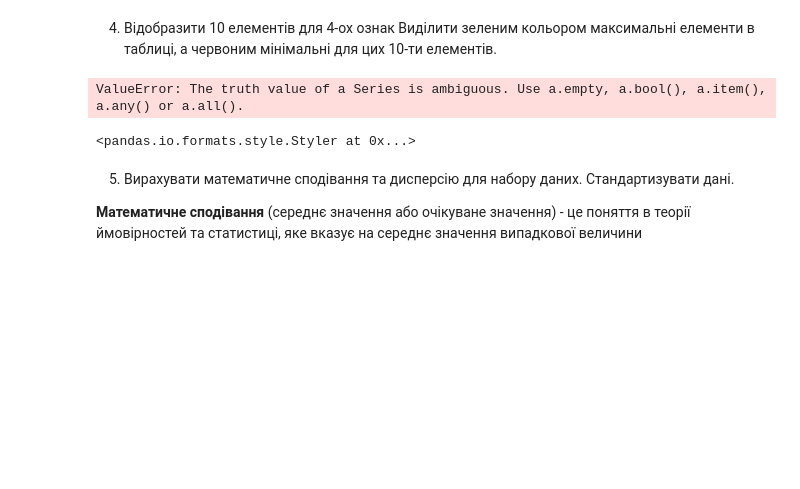
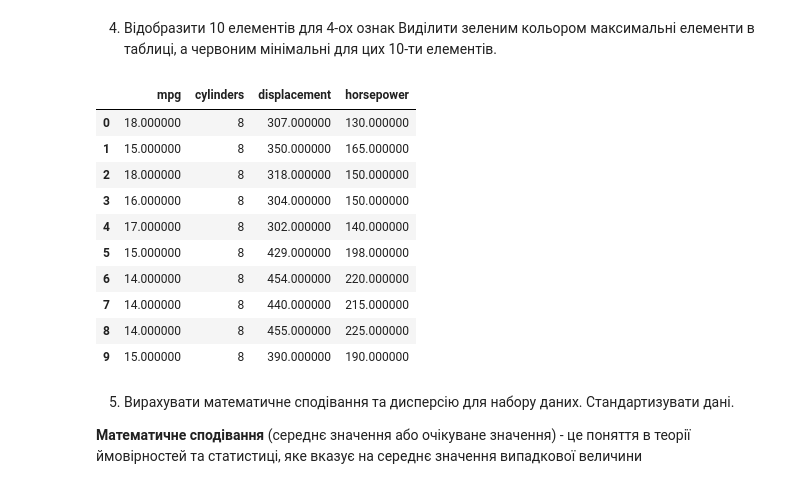
Before and after one commit to anastchorn/AD, a Jupyter notebook: coursework1.1-Copy1.ipynb, the cells around one changed output. Cells and saved outputs as stored; diff of their text form; code cells hidden in the pictures; blank space fills up the shorter version.

```diff
--- a/coursework1.1-Copy1.ipynb
+++ b/coursework1.1-Copy1.ipynb
@@ -169,25 +169,34 @@ False
 # %% [markdown]
 4) Відобразити 10 елементів для 4-ох ознак Виділити зеленим кольором максимальні елементи в таблиці, а червоним мінімальні для цих 10-ти елементів.
 # %%
-selected_data = df[['mpg', 'cylinders', 'displacement', 'horsepower']].head(10)
-max_val = selected_data.max()
-min_val = selected_data.min()
+selected_data = df[['mpg', 'cylinders','displacement', 'horsepower']].head(10)
+max_val = selected_data.values.max()
+min_val = selected_data.values.min()
 
 # Функція для підсвічення
 def highlight_max_min(val):
     if val == max_val:
         return 'background-color: green'
     elif val == min_val:
         return 'background-color: red'
     else:
         return ''
 
 # Застосування функції до кожного елемента датафрейму за дпомогою методу Style
-styled_result_matrix = selected_data.style.applymap(highlight_max_min)
+styled_result_matrix = selected_data.style.map(highlight_max_min)
 styled_result_matrix
 # %% [output]
-ValueError: The truth value of a Series is ambiguous. Use a.empty, a.bool(), a.item(), a.any() or a.all().
-<pandas.io.formats.style.Styler at 0x...>
+|  | mpg | cylinders | displacement | horsepower |
+| 0 | 18.000000 | 8 | 307.000000 | 130.000000 |
+| 1 | 15.000000 | 8 | 350.000000 | 165.000000 |
+| 2 | 18.000000 | 8 | 318.000000 | 150.000000 |
+| 3 | 16.000000 | 8 | 304.000000 | 150.000000 |
+| 4 | 17.000000 | 8 | 302.000000 | 140.000000 |
+| 5 | 15.000000 | 8 | 429.000000 | 198.000000 |
+| 6 | 14.000000 | 8 | 454.000000 | 220.000000 |
+| 7 | 14.000000 | 8 | 440.000000 | 215.000000 |
+| 8 | 14.000000 | 8 | 455.000000 | 225.000000 |
+| 9 | 15.000000 | 8 | 390.000000 | 190.000000 |
 # %% [markdown]
 5) Вирахувати математичне сподівання та дисперсію для набору даних. Стандартизувати дані.
 
```
Also changed, not shown: parts of 1 cell of this notebook.
